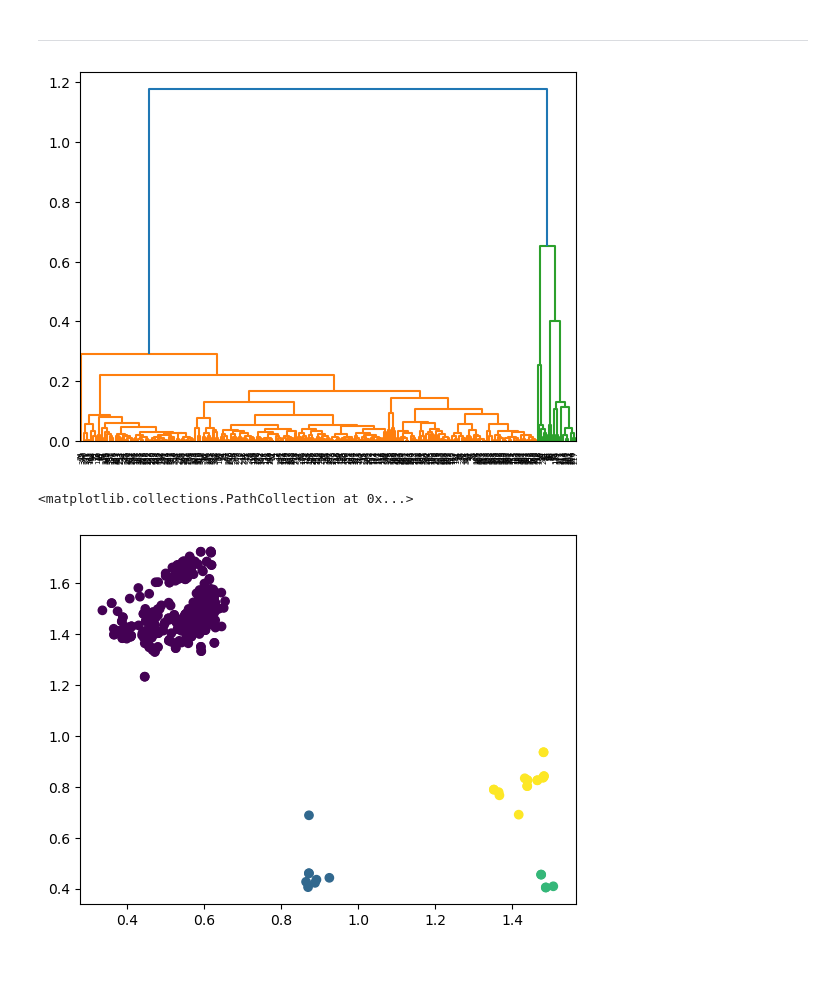
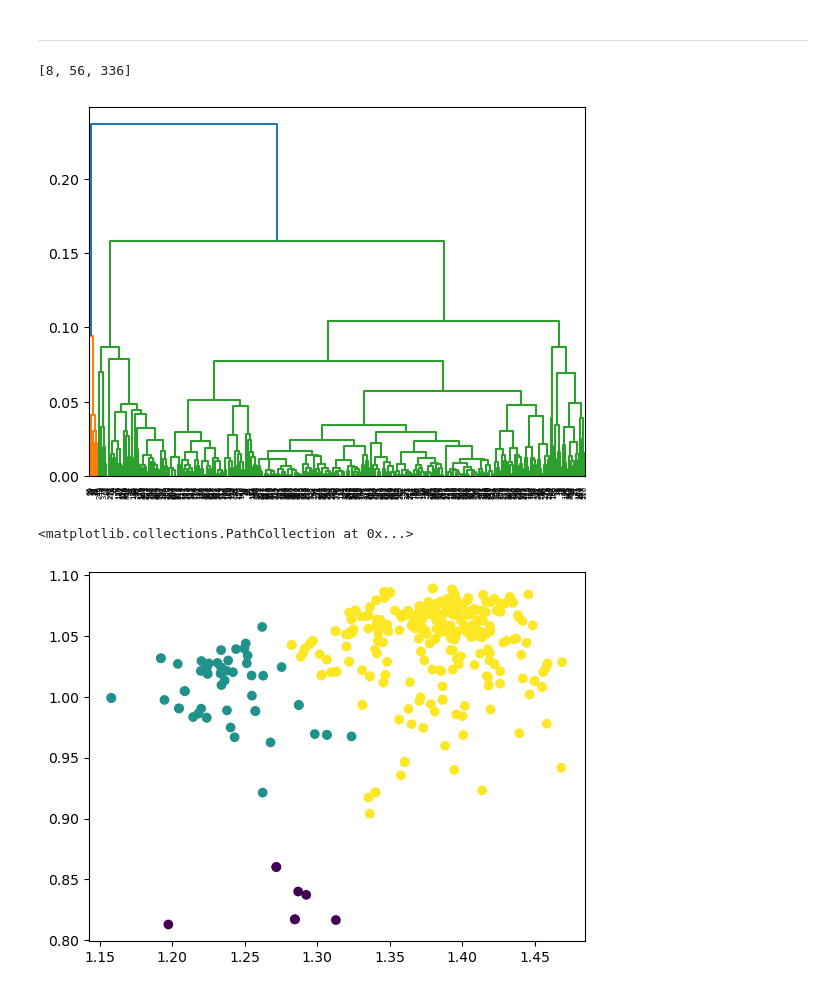
Before and after one commit to meyresearch/kinase_analysis, a Jupyter notebook: analysis_egfr_crystals.ipynb, the cells around one changed output. Drawn from its saved outputs; the diff is of its cells as text; code cells hidden in the pictures; blank space fills up the shorter version.

```diff
--- a/analysis_egfr_crystals.ipynb
+++ b/analysis_egfr_crystals.ipynb
@@ -23,6 +23,7 @@ for crystal in crystal_files:
     sample_frame = sample_frame.atom_slice(sample_frame.top.select('mass>1.1'))
     frames.append(sample_frame)
 crystals = md.join(frames)
+crystals = crystals.superpose(crystals, 0)
 # %%
 dbdist_f = dbdist_featuriser(crystals)
 ploop_f = ploop_featuriser(crystals)
@@ -43,14 +44,16 @@ def hierarchical_clustering(ftraj, stride=1, method='average', maxclust=3):
         points.append(ftraj[::stride][cluster_labels == i+1])
     return cluster_labels, points
 # %%
-cluster_labels, points = hierarchical_clustering(dbdist_f, stride=1, method='average', maxclust=4)
+cluster_labels, points = hierarchical_clustering(ploop_f, stride=1, method='average', maxclust=3)
+print([len(p) for p in points])
 # %% [output]
+[8, 56, 336]
-[figure, old version]
+[figure, new version]
 # %%
-plt.scatter(dbdist_f[:,0], dbdist_f[:,1], c=cluster_labels)
+plt.scatter(ploop_f[:,0], ploop_f[:,1], c=cluster_labels)
 # %% [output]
 <matplotlib.collections.PathCollection at 0x...>
-[figure, old version]
+[figure, new version]
 # %%
 for s in np.arange(len(points))+1:
     indices = np.where(cluster_labels == s)[0]
```
Also changed, not shown: 11 other files.
